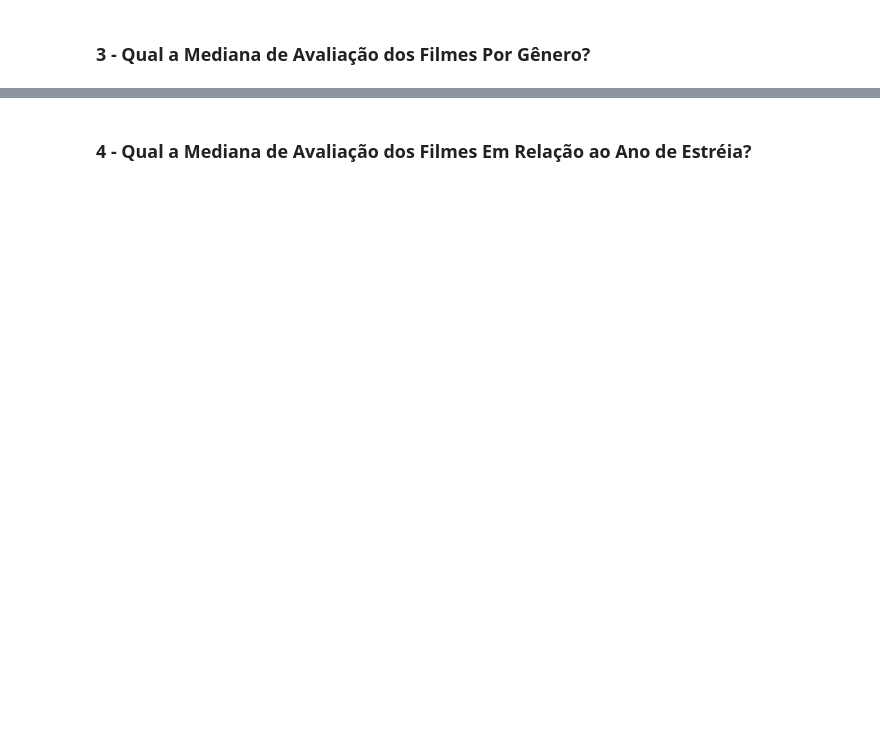
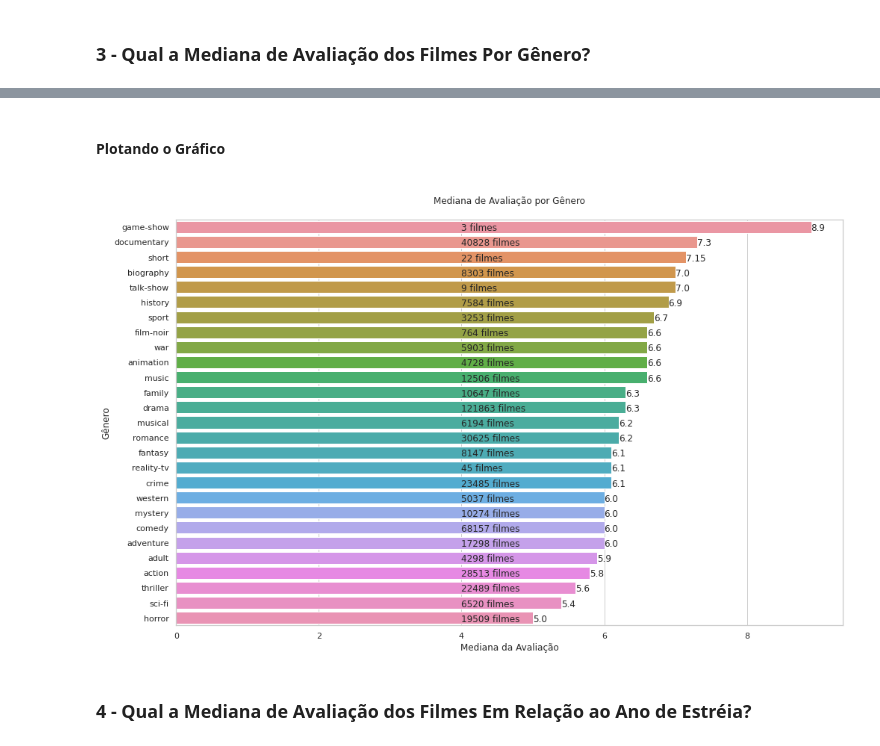
Before and after one commit to CinthiaNagahama/python-fundamentos_para_analise_de_dados-3.0, a Jupyter notebook: Mini Projeto 1/analise_exploratoria_IMDB.ipynb, the cells around one changed output, grey strips where cells are left out. Drawn from its saved outputs; the diff is of its cells as text; code cells hidden in the pictures; blank space fills up the shorter version.

```diff
--- a/Mini Projeto 1/analise_exploratoria_IMDB.ipynb
+++ b/Mini Projeto 1/analise_exploratoria_IMDB.ipynb
@@ -229,0 +379,2 @@ plt.show()
+# %%
+unique_genres = return_genres(res3)
@@ -229,0 +401,20 @@ plt.show()
+# %%
+genre_counts = []
+genre_rating = []
+
+for item in unique_genres:
+  # Retorna a contagem de filmes por gênero
+  query = "SELECT COUNT(rating) FROM ratings JOIN titles ON ratings.title_id = titles.title_id WHERE genres LIKE '%" + item + "%' AND TYPE = 'movie'"
+  res = pd.read_sql_query(query, conn)
+  genre_counts.append(res.values[0][0])
+
+  # Retorna a mediana das avaliações de filmes por gênero
+  query = "SELECT rating FROM ratings JOIN titles ON ratings.title_id = titles.title_id WHERE genres LIKE '%" + item + "%' AND TYPE = 'movie'"
+  res = pd.read_sql_query(query, conn)
+  genre_rating.append(np.median(res["rating"]))
+# %%
+# Prepara o dataframe final
+df_genre_ratings = pd.DataFrame()
+df_genre_ratings["genres"] = unique_genres
+df_genre_ratings["count"] = genre_counts
+df_genre_ratings["rating"] = genre_rating
@@ -230,3 +441,25 @@ plt.show()
+# %%
+df_genre_ratings = df_genre_ratings.drop(index=18)
+df_genre_ratings = df_genre_ratings.sort_values(by="rating", ascending=False)
+# %% [markdown]
+#### Plotando o Gráfico
+# %%
+# Plot
+
+plt.figure(figsize=(16, 10))
+
+sns.barplot(y=df_genre_ratings.genres, x=df_genre_ratings.rating, orient="h")
+
+for i in range(len(df_genre_ratings.index)):
+  plt.text(4.0, i + 0.25, str(df_genre_ratings["count"][df_genre_ratings.index[i]]) + " filmes")
+  plt.text(df_genre_ratings.rating[df_genre_ratings.index[i]], i + 0.25, round(df_genre_ratings["rating"][df_genre_ratings.index[i]], 2))
+
+plt.ylabel("Gênero")
+plt.xlabel("Mediana da Avaliação")
+plt.title("\nMediana de Avaliação por Gênero\n")
+plt.show()
+# %% [output]
+[figure, added]
 # %% [markdown]
 
 ### 4 - Qual a Mediana de Avaliação dos Filmes Em Relação ao Ano de Estréia?
```
Also changed, not shown: parts of 56 cells of this notebook.
